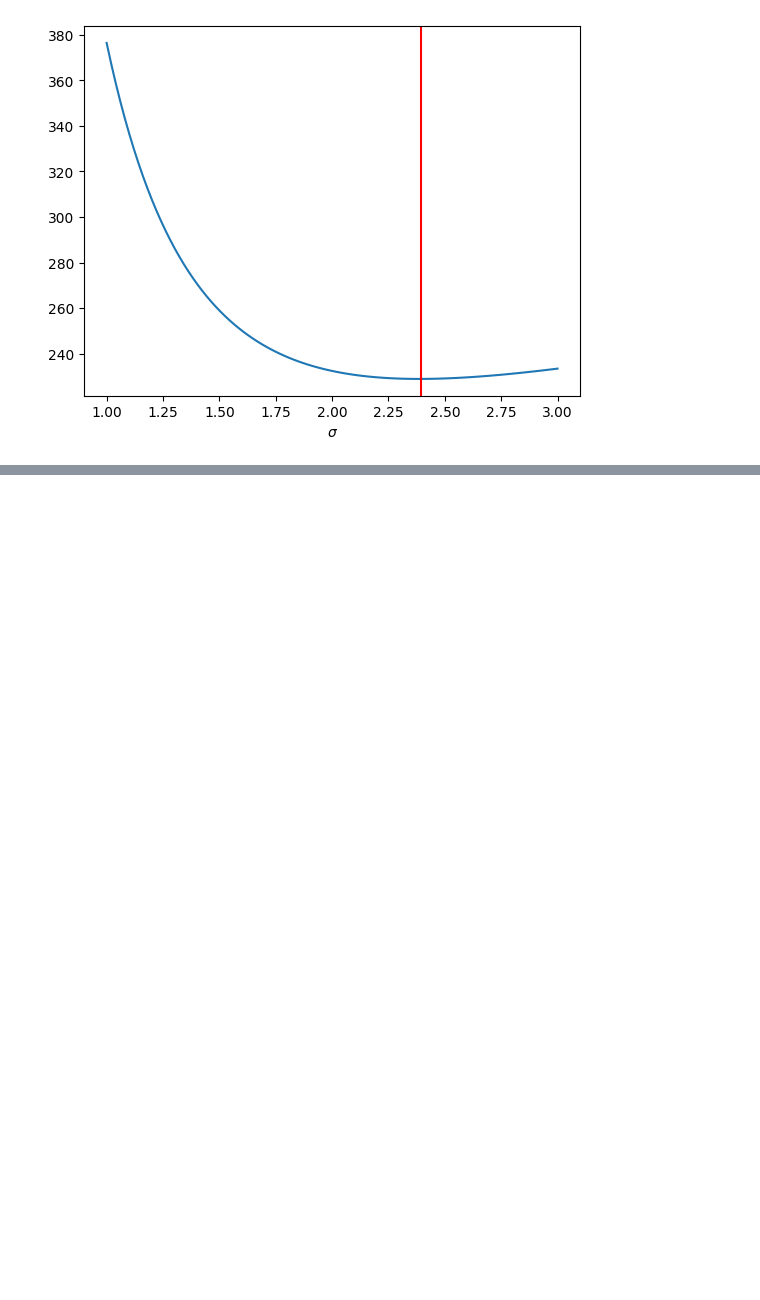
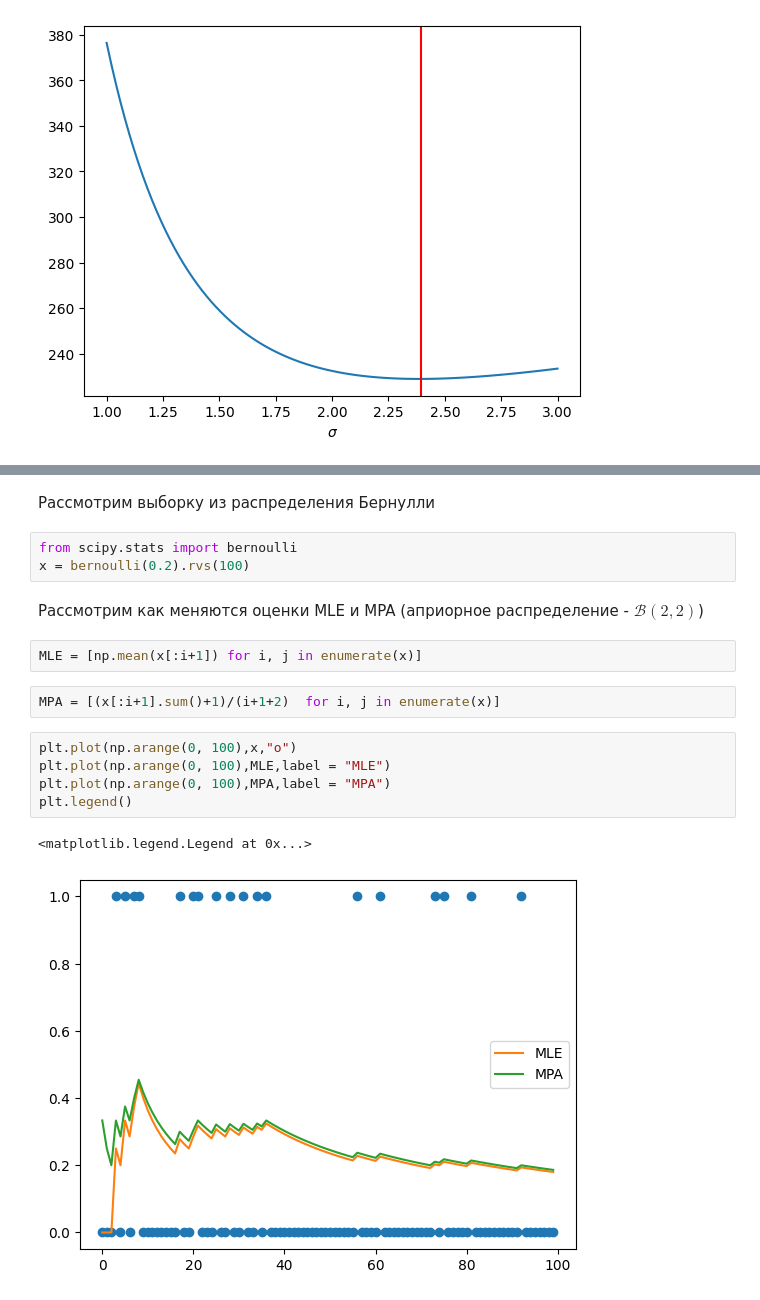
Before and after one commit to mozgit/From-Stats-to-ML, a Jupyter notebook: Lection4-Likelihood.ipynb, the cells around one changed output, grey strips where cells are left out. Saved outputs shown, nothing was run; the diff lists cells and outputs as text; blank space fills up the shorter version.

```diff
--- a/Lection4-Likelihood.ipynb
+++ b/Lection4-Likelihood.ipynb
@@ -150,0 +153,19 @@ Text(0.5, 0, '$\\sigma$')
+# %% [markdown]
+Рассмотрим выборку из распределения Бернулли
+# %%
+from scipy.stats import bernoulli
+x = bernoulli(0.2).rvs(100)
+# %% [markdown]
+Рассмотрим как меняются оценки MLE и MPA (априорное распределение - $\mathcal{B}(2,2)$)
+# %%
+MLE = [np.mean(x[:i+1]) for i, j in enumerate(x)]
+# %%
+MPA = [(x[:i+1].sum()+1)/(i+1+2)  for i, j in enumerate(x)]
+# %%
+plt.plot(np.arange(0, 100),x,"o")
+plt.plot(np.arange(0, 100),MLE,label = "MLE")
+plt.plot(np.arange(0, 100),MPA,label = "MPA")
+plt.legend()
+# %% [output]
+<matplotlib.legend.Legend at 0x...>
+[figure, added]
```
Also changed, not shown: parts of 1 cell of this notebook.
